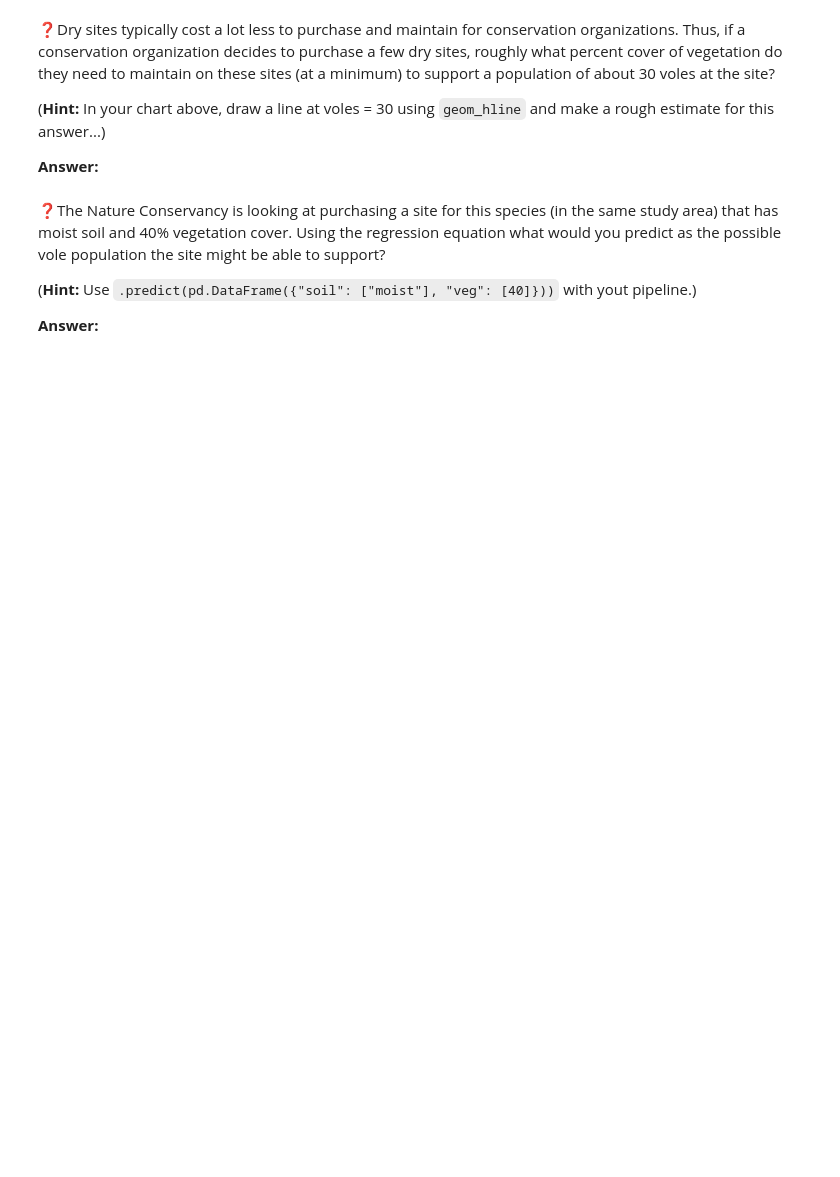
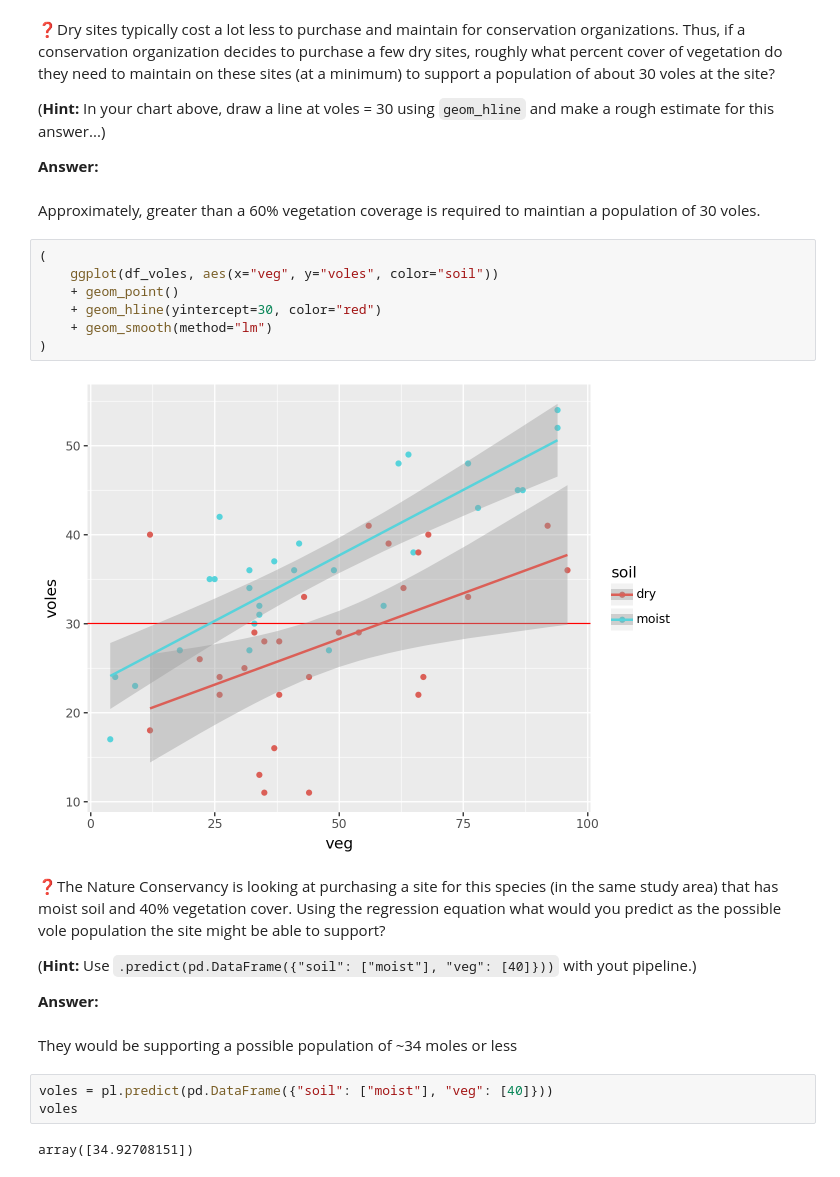
Before and after one commit to UNC-DATA-730/unit-6-assignment-SwagmasterMatt, a Jupyter notebook: assignment6.ipynb, the cells around one changed output. Cells and saved outputs as stored; diff of their text form; blank space fills up the shorter version.

```diff
--- a/assignment6.ipynb
+++ b/assignment6.ipynb
@@ -127,9 +130,27 @@ get_regression_table(pl)
 (**Hint:** In your chart above, draw a line at voles = 30 using `geom_hline` and make a rough estimate for this answer...)
 
 **Answer:**
+# %% [markdown]
+Approximately, greater than a 60% vegetation coverage is required to maintian a population of 30 voles.
+# %%
+(
+    ggplot(df_voles, aes(x="veg", y="voles", color="soil"))
+    + geom_point()
+    + geom_hline(yintercept=30, color="red")
+    + geom_smooth(method="lm")
+)
+# %% [output]
+[figure, added]
 # %% [markdown]
 ❓The Nature Conservancy is looking at purchasing a site for this species (in the same study area) that has moist soil and 40% vegetation cover. Using the regression equation what would you predict as the possible vole population the site might be able to support?
 
 (**Hint:** Use `.predict(pd.DataFrame({"soil": ["moist"], "veg": [40]}))` with yout pipeline.)
 
 **Answer:**
+# %% [markdown]
+They would be supporting a possible population of ~34 moles or less
+# %%
+voles = pl.predict(pd.DataFrame({"soil": ["moist"], "veg": [40]}))
+voles
+# %% [output]
+array([34.92708151])
```
Also changed, not shown: parts of 2 cells of this notebook.
